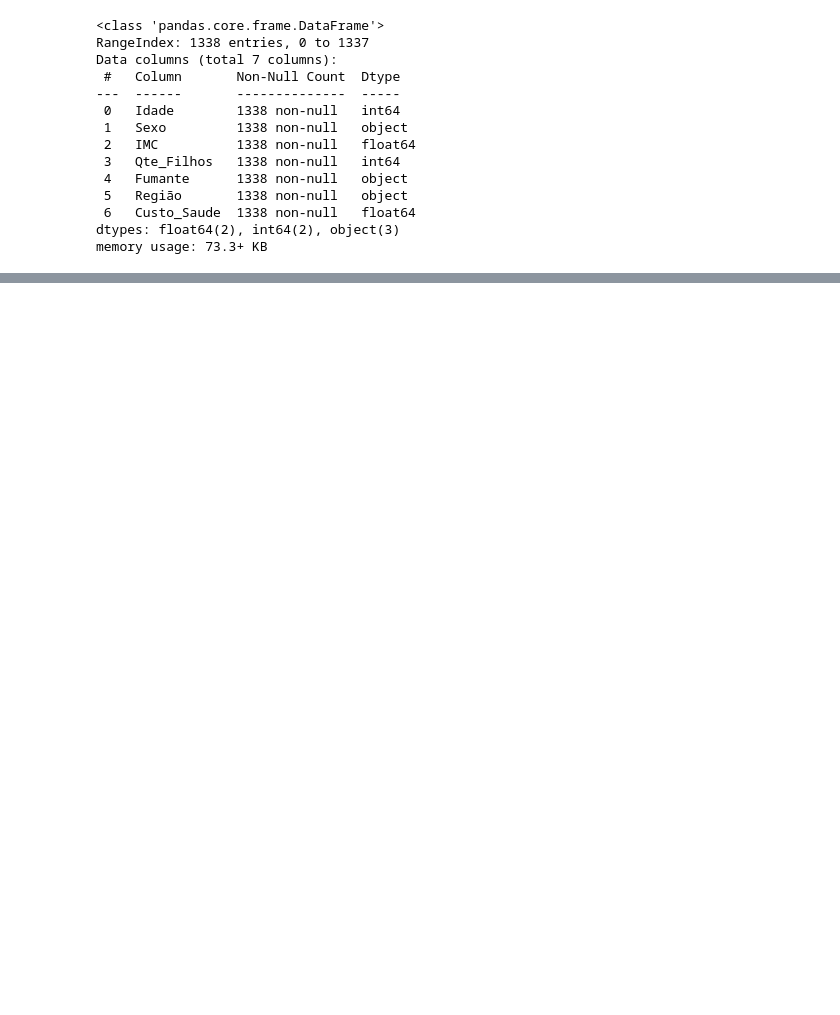
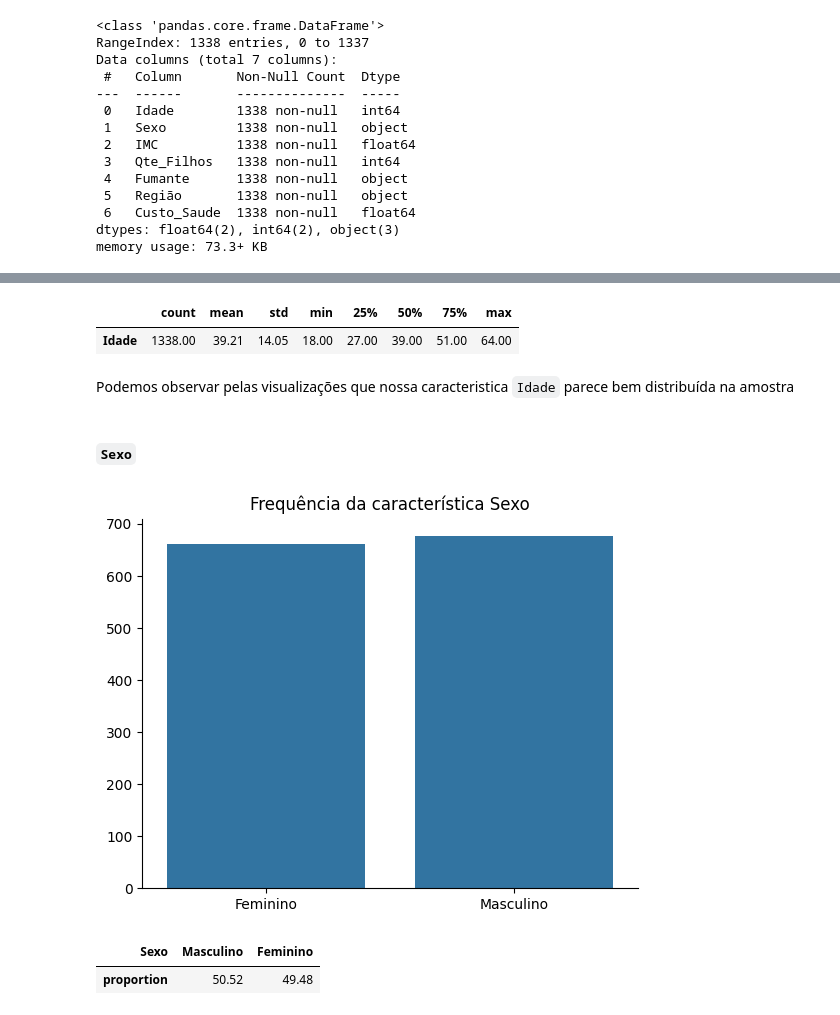
Before and after one commit to Mathsnts18/health_analytics, a Jupyter notebook: notebook/projeto.ipynb, the cells around one changed output, grey strips where cells are left out. Saved outputs shown, nothing was run; the diff lists cells and outputs as text; code cells hidden in the pictures; blank space fills up the shorter version.

```diff
--- a/notebook/projeto.ipynb
+++ b/notebook/projeto.ipynb
@@ -111,0 +102,24 @@ sns.boxplot(df['IMC'])
+# %%
+df['Idade'].describe().to_frame().T
+# %% [output]
+|  | count | mean | std | min | 25% | 50% | 75% | max |
+| Idade | 1338.00 | 39.21 | 14.05 | 18.00 | 27.00 | 39.00 | 51.00 | 64.00 |
+# %% [markdown]
+Podemos observar pelas visualizações que nossa caracteristica `Idade` parece bem distribuída na amostra
+# %% [markdown]
+##### `Sexo`
+# %%
+sns.countplot(df, x='Sexo')
+plt.title('Frequência da característica Sexo')
+plt.xlabel('')
+plt.ylabel('')
+
+sns.despine()
+plt.show()
+# %% [output]
+[figure, added]
+# %%
+(round(df['Sexo'].value_counts(normalize=True),4)*100).to_frame().T
+# %% [output]
+| Sexo | Masculino | Feminino |
+| proportion | 50.52 | 49.48 |
```
Also changed, not shown: parts of 92 cells of this notebook, 3 other files.
